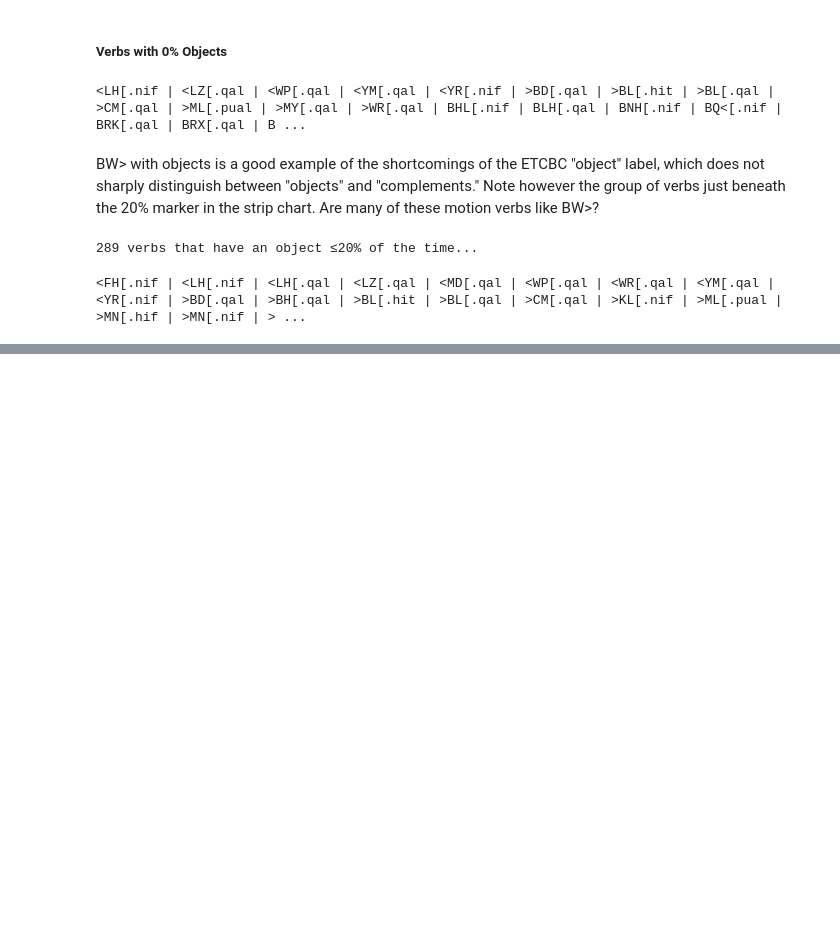
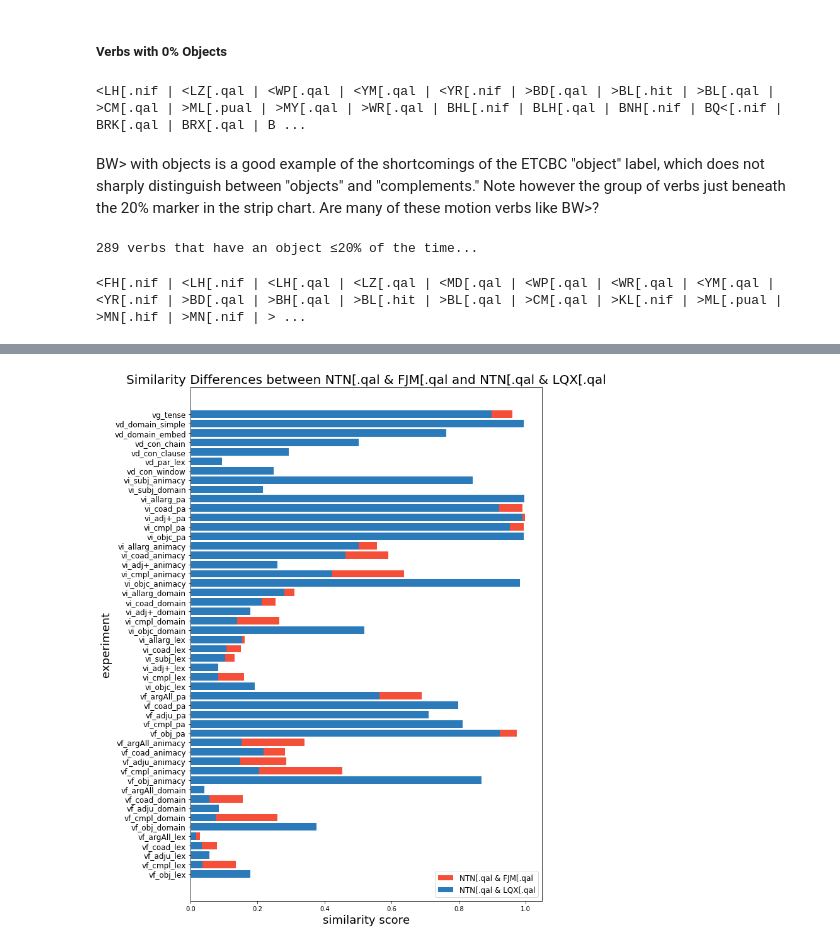
Before and after one commit to codykingham/verb_semantics, a Jupyter notebook: first_analysis.ipynb, the cells around one changed output, grey strips where cells are left out. Cells and saved outputs as stored; diff of their text form; code cells hidden in the pictures; blank space fills up the shorter version.

```diff
--- a/first_analysis.ipynb
+++ b/first_analysis.ipynb
@@ -510,0 +514,4 @@ print(' | '.join(smallO.index))
+# %%
+compareSets(('NTN[.qal', 'FJM[.qal'), ('NTN[.qal', 'LQX[.qal'))
+# %% [output]
+[figure, added]
```
Also changed, not shown: parts of 33 cells of this notebook.
